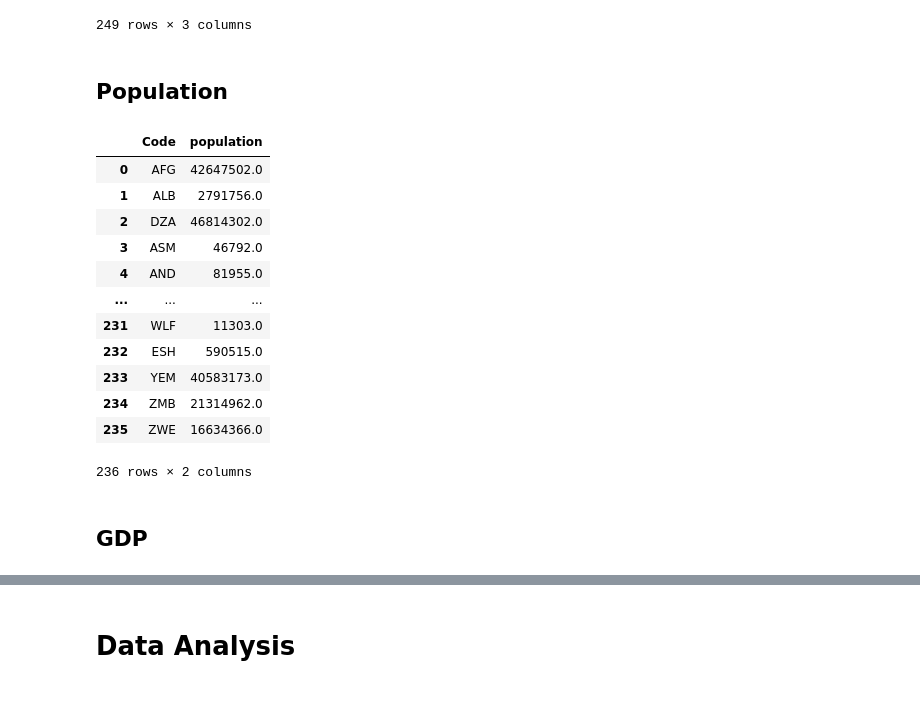
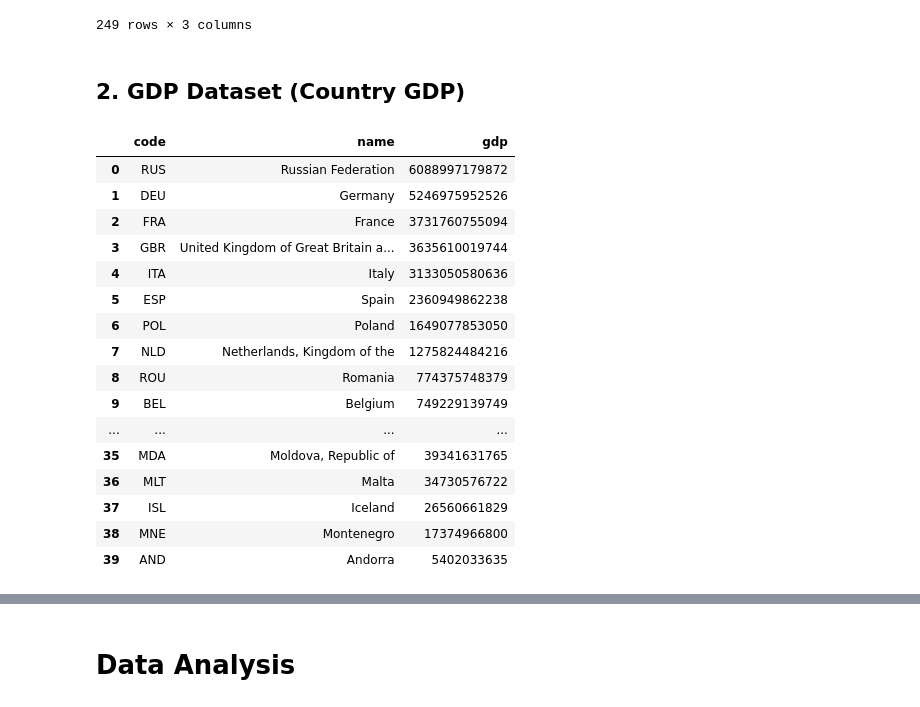
Before and after one commit to william-toscani/Data_Visualization_Project, a Jupyter notebook: Data_Viz_Project.ipynb, the cells around one changed output, grey strips where cells are left out. Cells and saved outputs as stored; diff of their text form; code cells hidden in the pictures.

```diff
--- a/Data_Viz_Project.ipynb
+++ b/Data_Viz_Project.ipynb
@@ -41,32 +39,35 @@ display(world_clean)
 | 247 | Zambia | ZMB | Africa |
 | 248 | Zimbabwe | ZWE | Africa |
 249 rows × 3 columns
-# %% [markdown]
-## Population
+# %% [markdown]
+## 2. GDP Dataset (Country GDP)
 # %%
-pop_raw = pd.read_csv("https://ourworldindata.org/grapher/population-with-un-projections.csv?v=1&csvType=full&useColumnShortNames=true", storage_options = {'User-Agent': 'Our World In Data data fetch/1.0'})
-#pop_metadata = requests.get("https://ourworldindata.org/grapher/population-with-un-projections.metadata.json?v=1&csvType=full&useColumnShortNames=true").json()
+gdp_raw = pd.read_csv("https://ourworldindata.org/grapher/gdp-worldbank.csv?v=1&csvType=full&useColumnShortNames=true", storage_options = {'User-Agent': 'Our World In Data data fetch/1.0'})
+#gdp_metadata = requests.get("https://ourworldindata.org/grapher/gdp-worldbank.metadata.json?v=1&csvType=full&useColumnShortNames=true").json()
 
-pop_clean = sql("""
-SELECT pop_raw.Code, population__sex_all__age_all__variant_medium as population FROM pop_raw
-INNER JOIN world_clean ON pop_raw.Code = world_clean.code
-WHERE year = 2024
+gdp_clean = sql("""
+SELECT wc.code, wc.name, ny_gdp_mktp_pp_kd as gdp FROM gdp_raw
+INNER JOIN world_clean as wc ON gdp_raw.Code = wc.code
+WHERE year = 2024 AND wc.region IS "Europe"
+ORDER BY gdp DESC
 """)
 
-display(pop_clean)
+display(gdp_clean)
 # %% [output]
-|  | Code | population |
-| 0 | AFG | 42647502.0 |
-| 1 | ALB | 2791756.0 |
-| 2 | DZA | 46814302.0 |
-| 3 | ASM | 46792.0 |
-| 4 | AND | 81955.0 |
-| ... | ... | ... |
-| 231 | WLF | 11303.0 |
-| 232 | ESH | 590515.0 |
-| 233 | YEM | 40583173.0 |
-| 234 | ZMB | 21314962.0 |
-| 235 | ZWE | 16634366.0 |
+|  | code | name | gdp |
+| 0 | RUS | Russian Federation | 6088997179872 |
+| 1 | DEU | Germany | 5246975952526 |
+| 2 | FRA | France | 3731760755094 |
+| 3 | GBR | United Kingdom of Great Britain a... | 3635610019744 |
+| 4 | ITA | Italy | 3133050580636 |
+| 5 | ESP | Spain | 2360949862238 |
+| 6 | POL | Poland | 1649077853050 |
+| 7 | NLD | Netherlands, Kingdom of the | 1275824484216 |
+| 8 | ROU | Romania | 774375748379 |
+| 9 | BEL | Belgium | 749229139749 |
+| ... | ... | ... | ... |
+| 35 | MDA | Moldova, Republic of | 39341631765 |
+| 36 | MLT | Malta | 34730576722 |
+| 37 | ISL | Iceland | 26560661829 |
+| 38 | MNE | Montenegro | 17374966800 |
+| 39 | AND | Andorra | 5402033635 |
-236 rows × 2 columns
-# %% [markdown]
-## GDP
```
Also changed, not shown: parts of 49 cells of this notebook.
